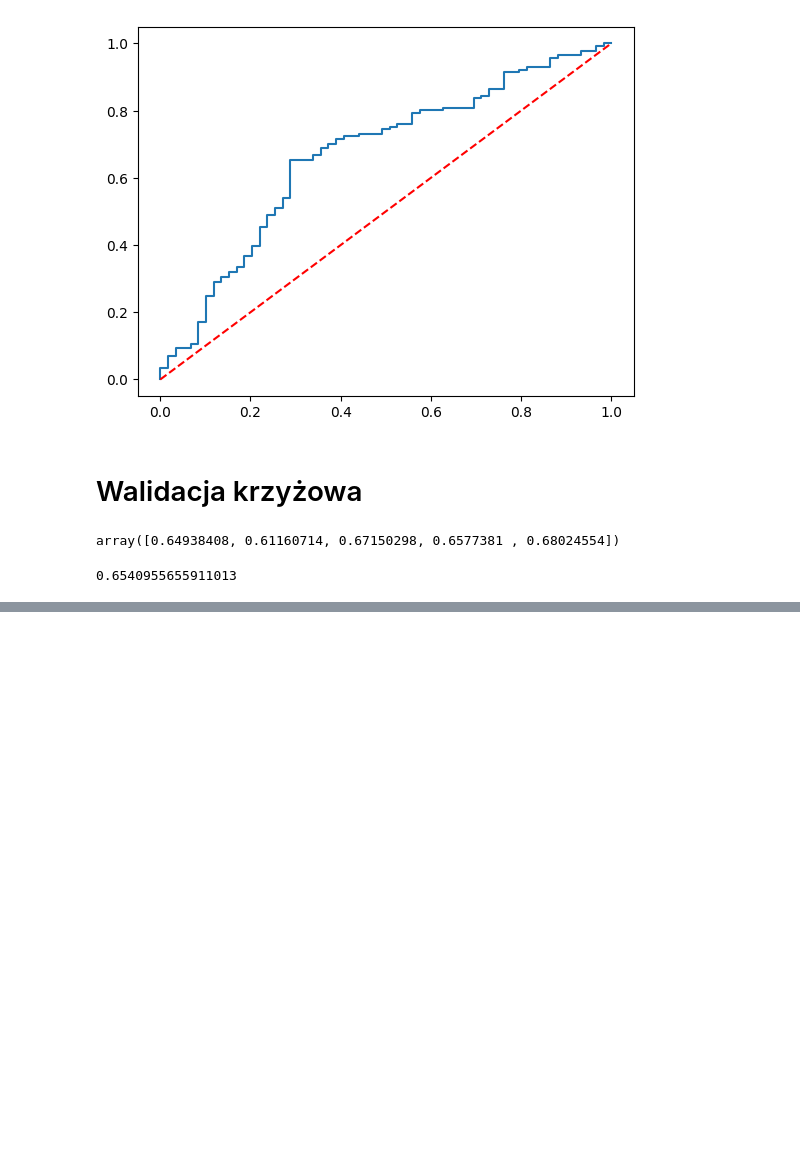
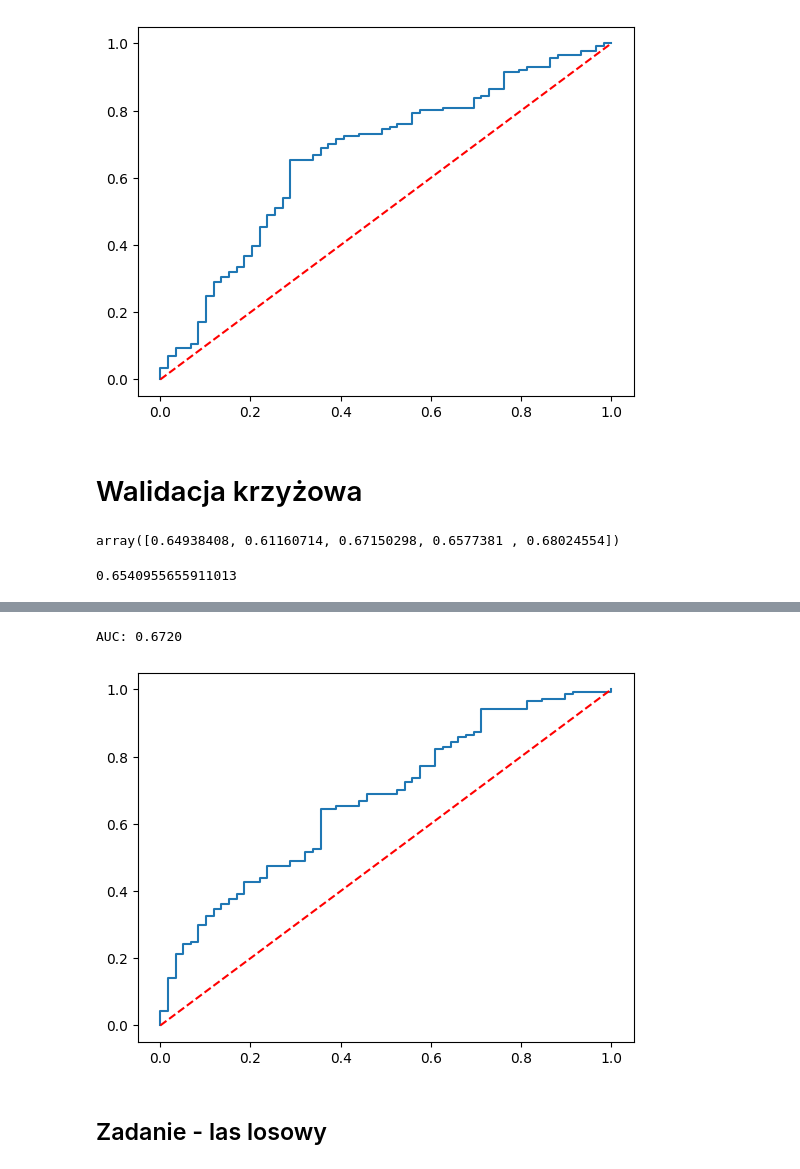
Before and after one commit to lwawrowski/cdv_bigdata, a Jupyter notebook: metody_analizy_przetwarzania_danych/2025_2026/gr1/20260530_klasyfikacja.ipynb, the cells around one changed output, grey strips where cells are left out. Saved outputs shown, nothing was run; the diff lists cells and outputs as text; code cells hidden in the pictures; blank space fills up the shorter version.

```diff
--- a/metody_analizy_przetwarzania_danych/2025_2026/gr1/20260530_klasyfikacja.ipynb
+++ b/metody_analizy_przetwarzania_danych/2025_2026/gr1/20260530_klasyfikacja.ipynb
@@ -320,0 +392,26 @@ print(scores_cv.mean())
+# %%
+from sklearn.model_selection import RandomizedSearchCV
+
+param_distributions = {
+    'n_estimators': [100, 500, 1000],
+    'learning_rate': [0.01, 0.05, 0.1, 0.2],
+    'max_depth': [3, 5, 7, 9],
+    'min_child_weight': [1, 3, 5, 7],
+    'subsample': [0.6, 0.8, 1.0],
+    'colsample_bytree': [0.6, 0.8, 1.0],
+    'gamma': [0, 0.1, 0.2, 0.5, 1],
+    'reg_alpha': [0, 0.01, 0.1, 1],
+    'reg_lambda': [1, 5, 10]
+}
+
+random_search = RandomizedSearchCV(
+    estimator=XGBClassifier(random_state=42),
+    param_distributions=param_distributions,
+    n_iter=100,
+    scoring='roc_auc',
+    cv=5,
+    verbose=1,
+    n_jobs=16
+)
+
+random_search.fit(X_train, y_train)
@@ -320,0 +453,4 @@ print(scores_cv.mean())
+# %%
+clf_xgb_best_random = random_search.best_estimator_
+y_pred_test_xgb_best_random = clf_xgb_best_random.predict(X_test)
+evaluate_model(y_test, y_pred_test_xgb_best_random)
@@ -320,0 +467,7 @@ print(scores_cv.mean())
+# %%
+roc_plot(y_test, X_test, clf_xgb_best_random)
+# %% [output]
+AUC: 0.6720
+[figure, added]
+# %% [markdown]
+## Zadanie - las losowy
```
Also changed, not shown: parts of 30 cells of this notebook, 1 other file.
